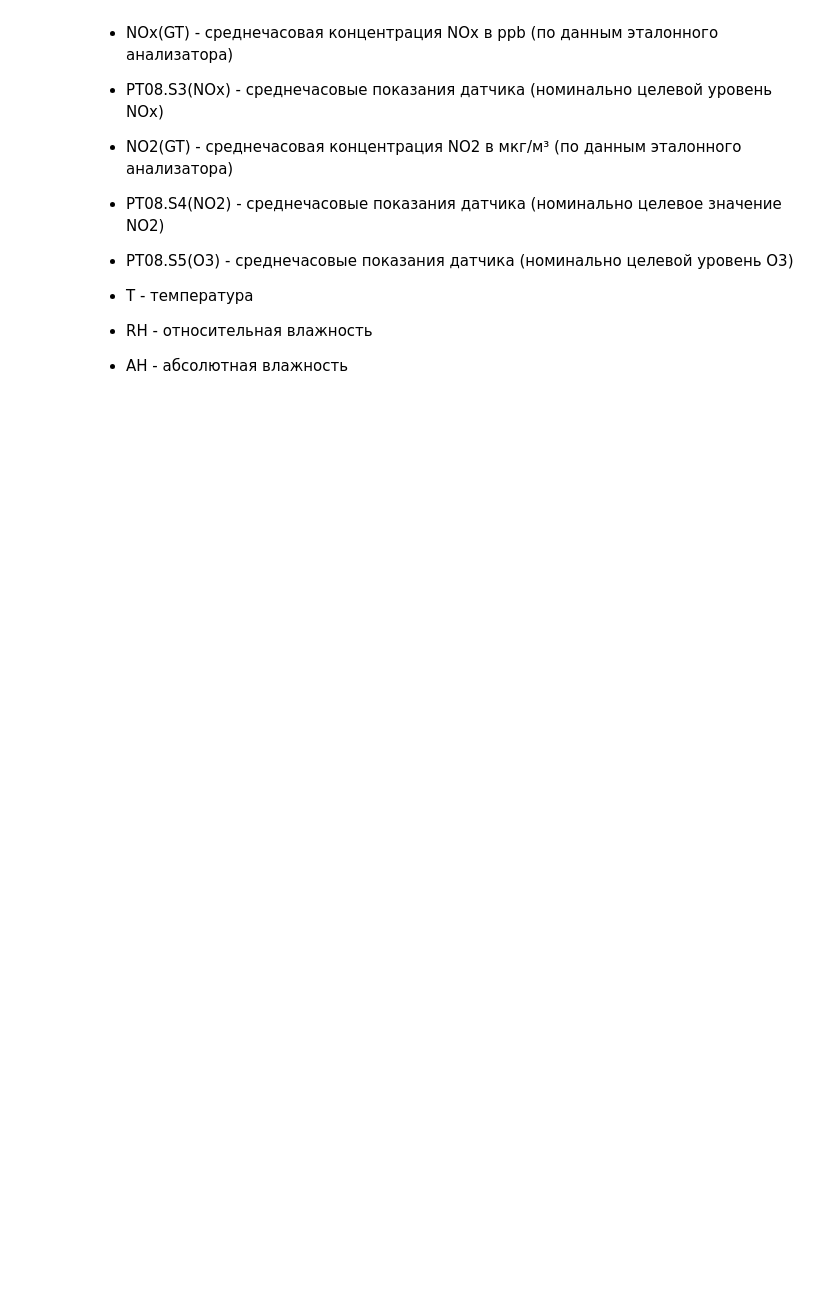
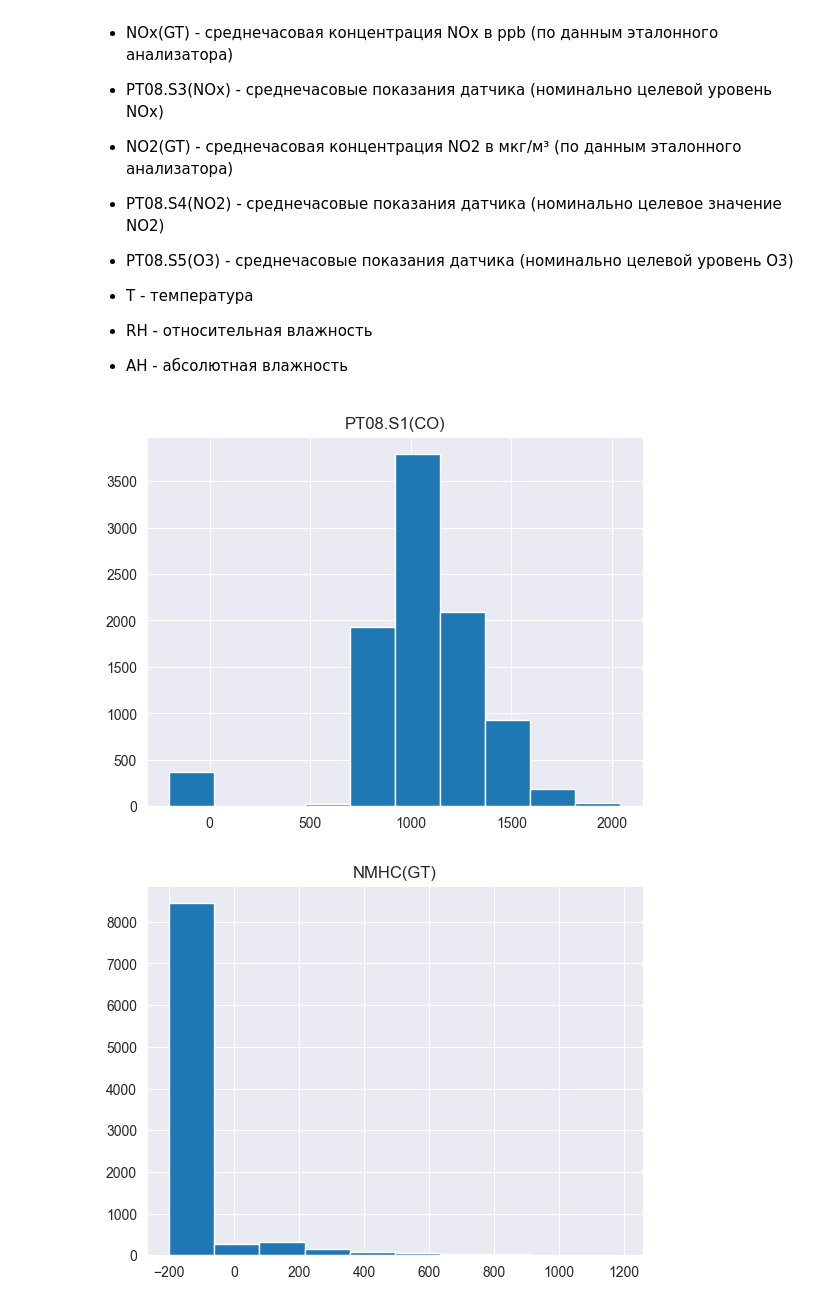
Before and after one commit to stwz13/ml, a Jupyter notebook: lab1_air.ipynb, the cells around one changed output. Cells and saved outputs as stored; diff of their text form; code cells hidden in the pictures; blank space fills up the shorter version.

Commit message:
add air graphic

```diff
--- a/lab1_air.ipynb
+++ b/lab1_air.ipynb
@@ -48,6 +48,11 @@ data.describe()
 data.duplicated().sum()
 # %% [output]
 np.int64(0)
+# %%
+float_convert_columns = ["C6H6(GT)", "T", "RH", "AH"]
+for column in float_convert_columns:
+    data[column] = data[column].str.replace(',', '.')
+    data[column] = data[column].astype(float)
 # %% [markdown]
 ### Датасет содержит следующие поля:
 * Date - дата наблюдения
@@ -79,3 +84,10 @@ np.int64(0)
 * RH - относительная влажность
 
 * AH - абсолютная влажность
+# %%
+columns = ["PT08.S1(CO)", "NMHC(GT)", "C6H6(GT)", "PT08.S2(NMHC)", "NOx(GT)", "PT08.S3(NOx)", "NO2(GT)", "PT08.S4(NO2)", "PT08.S5(O3)", "T", "RH", "AH"]
+for column in columns:
+    data.hist(column)
+# %% [output]
+[figure, added]
+[figure, added]
```
Also changed, not shown: parts of 2 cells of this notebook.
